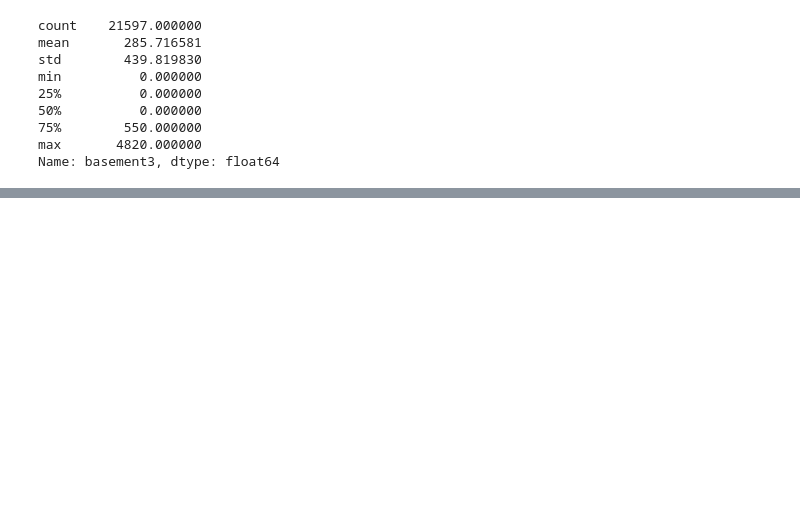
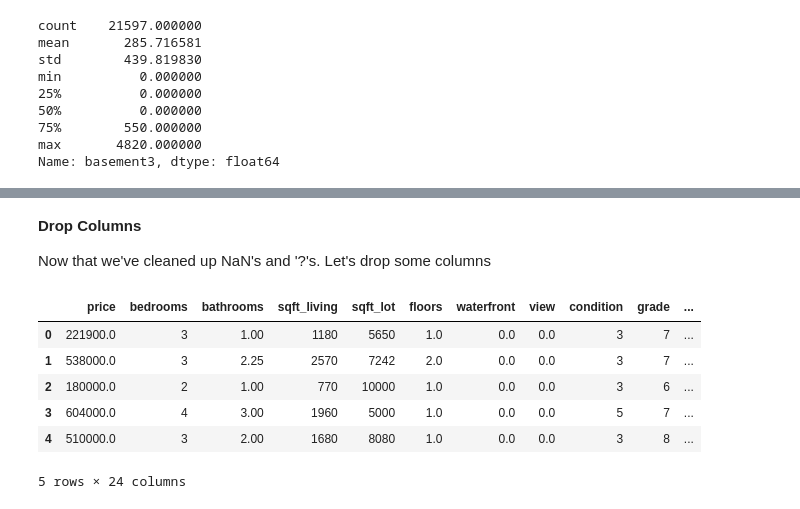
Before and after one commit to AndrewJ1/FI_Module_1, a Jupyter notebook: FinalProject/dsc-1-final-project-online-ds-pt-041519/Working.ipynb, the cells around one changed output, grey strips where cells are left out. Drawn from its saved outputs; the diff is of its cells as text; code cells hidden in the pictures; blank space fills up the shorter version.

```diff
--- a/FinalProject/dsc-1-final-project-online-ds-pt-041519/Working.ipynb
+++ b/FinalProject/dsc-1-final-project-online-ds-pt-041519/Working.ipynb
@@ -237,0 +462,3 @@ df['test'].sum()
+# %%
+# The statistics for waterfront = 0, and waterfront = null look very similar. Ok to change NaNs to zero
+df.waterfront = df.waterfront.fillna(0)
@@ -237,0 +471,3 @@ df['test'].sum()
+# %%
+# view only has 63 null values. Ok to change NaNs to zero
+df.view = df.view.fillna(0)
@@ -237,0 +483,5 @@ df['test'].sum()
+# %%
+# yr_renovated requires a year for the renovation. The vast majority of this column is zero.
+# With no additional information to go on, it's safest to change Nan's to zero
+
+df.yr_renovated = df.yr_renovated.fillna(0)
@@ -237,0 +508,15 @@ df['test'].sum()
+# %% [markdown]
+**Drop Columns**
+
+Now that we've cleaned up NaN's and '?'s. Let's drop some columns
+# %%
+df = df.drop(['id', 'date'], axis =1)
+df.head()
+# %% [output]
+|  | price | bedrooms | bathrooms | sqft_living | sqft_lot | floors | waterfront | view | condition | grade | ... |
+| 0 | 221900.0 | 3 | 1.00 | 1180 | 5650 | 1.0 | 0.0 | 0.0 | 3 | 7 | ... |
+| 1 | 538000.0 | 3 | 2.25 | 2570 | 7242 | 2.0 | 0.0 | 0.0 | 3 | 7 | ... |
+| 2 | 180000.0 | 2 | 1.00 | 770 | 10000 | 1.0 | 0.0 | 0.0 | 3 | 6 | ... |
+| 3 | 604000.0 | 4 | 3.00 | 1960 | 5000 | 1.0 | 0.0 | 0.0 | 5 | 7 | ... |
+| 4 | 510000.0 | 3 | 2.00 | 1680 | 8080 | 1.0 | 0.0 | 0.0 | 3 | 8 | ... |
+5 rows × 24 columns
```
Also changed, not shown: parts of 44 cells of this notebook.
